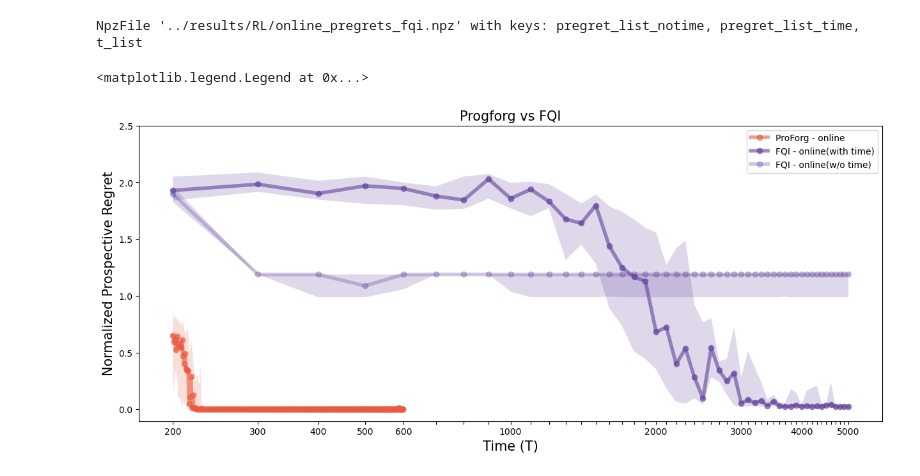
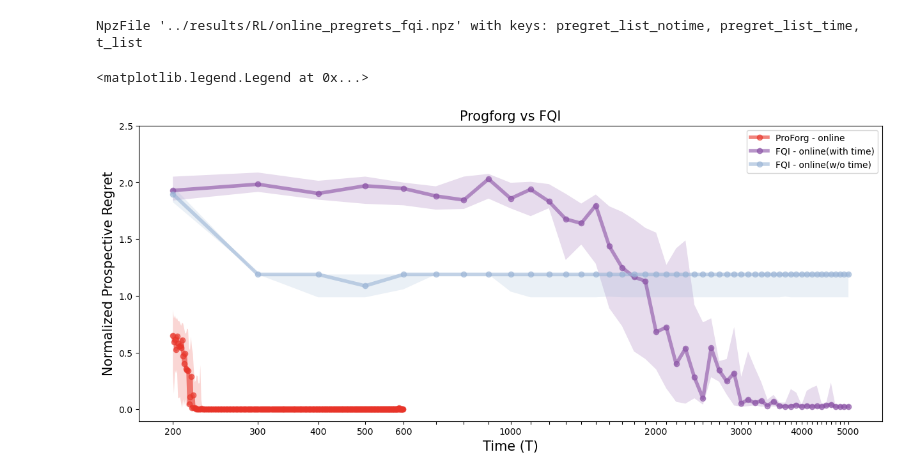
Before and after one commit to neurodata/ProspectiveForaging, a Jupyter notebook: notebooks/fig1_new.ipynb, the cells around one changed output. Saved outputs shown, nothing was run; the diff lists cells and outputs as text; code cells hidden in the pictures.

```diff
--- a/notebooks/fig1_new.ipynb
+++ b/notebooks/fig1_new.ipynb
@@ -49,16 +49,17 @@ plt.figure(figsize=(15, 6))
 
 linewidth = 4
 fontsize = 15
-pvafm_df_offline, pafm_df, pvafm_df_online = get_close_colors("OrRd", start = 0.25, delta = 0.2 , n = 3)
+pvafm_df_offline, pafm_df, pvafm_df_online = get_close_colors("Reds", start = 0.25, delta = 0.2 , n = 3)
 pafm_nn, pafm_nn_opt = get_close_colors("GnBu", start=0.8, delta=0.25,n = 2)
-rl_fqi,_ = get_close_colors("Purples", start=0.8, delta=0.5,n = 2)
+rl_fqi_notime,rl_fqi_time = get_close_colors("BuPu", start=0.4, delta=0.3,n = 2)
 rl_tql,_ = get_close_colors("Greens", start=0.6, delta=0.5,n = 2)
 colors = {"PAFM_RF_online": pvafm_df_online,
           "PAFM_RF_offline":pvafm_df_offline,
           "PAFM_RF":pafm_df,
           "PAFM_oh_NN": pafm_nn,
           "PAFM_opt_NN":pafm_nn,
-          "RL_FQI":rl_fqi,
+          "RL_FQI_notime":rl_fqi_notime,
+          "RL_FQI_time":rl_fqi_time,
           "RL_TQL":rl_tql
           }
 
@@ -72,35 +73,35 @@ plt.fill_between(Ts_online, q25, q75, color=colors["PAFM_RF_online"], alpha=0.20
 # median = np.median(PREGRETS_random_DF_arr, axis=0)
 # q25  = np.nanpercentile(PREGRETS_random_DF_arr, 25, axis=0)
 # q75  = np.nanpercentile(PREGRETS_random_DF_arr, 75, axis=0)
 # plt.plot(Ts_online, median,color=colors["PAFM_RF_offline"], lw = linewidth,marker='o',alpha = 0.3,label = 'ProForg - I - DF - offline')
 # plt.fill_between(Ts_online, q25, q75, color=colors["PAFM_RF_offline"], alpha=0.20, edgecolor="none")
 
 
 median = np.median(PREGRETS_RL_arr, axis=0)
 q25  = np.nanpercentile(PREGRETS_RL_arr, 25, axis=0)
 q75  = np.nanpercentile(PREGRETS_RL_arr, 75, axis=0)
-plt.plot(Ts_RL[1:], median[1:],color=colors["RL_FQI"], lw = linewidth,marker='o',alpha = 0.6,label = 'FQI - online(with time)')
-plt.fill_between(Ts_RL[1:], q25[1:], q75[1:], color=colors["RL_FQI"], alpha=0.20, edgecolor="none")
+plt.plot(Ts_RL[1:], median[1:],color=colors["RL_FQI_time"], lw = linewidth,marker='o',alpha = 0.6,label = 'FQI - online(with time)')
+plt.fill_between(Ts_RL[1:], q25[1:], q75[1:], color=colors["RL_FQI_time"], alpha=0.20, edgecolor="none")
 
 median = np.median(PREGRETS_random_RL_arr, axis=0)
 q25  = np.nanpercentile(PREGRETS_random_RL_arr, 25, axis=0)
 q75  = np.nanpercentile(PREGRETS_random_RL_arr, 75, axis=0)
-plt.plot(Ts_RL[1:], median[1:],color=colors["RL_FQI"], lw = linewidth,marker='o',alpha = 0.3,label = 'FQI - online(w/o time)')
-plt.fill_between(Ts_RL[1:], q25[1:], q75[1:], color=colors["RL_FQI"], alpha=0.20, edgecolor="none")
+plt.plot(Ts_RL[1:], median[1:],color=colors["RL_FQI_notime"], lw = linewidth,marker='o',alpha = 0.6,label = 'FQI - online(w/o time)')
+plt.fill_between(Ts_RL[1:], q25[1:], q75[1:], color=colors["RL_FQI_notime"], alpha=0.20, edgecolor="none")
 
 plt.xscale('log')
 
 plt.xticks([200,500,1000,2500,5000])
 xticks = Ts_RL[1:]
 xticklabels = [str(v) if v in [200,300,400,500,600,1000,2000,3000,4000,5000] else ""   # hide every 2nd label
                for i, v in enumerate(xticks)]
 plt.xticks(xticks, labels=xticklabels,fontsize = fontsize-5)
 
 plt.yticks([0,0.5,1,1.5,2,2.5],fontsize = fontsize-5)
 plt.xlabel("Time (T)",fontsize = fontsize)
 plt.ylabel("Normalized Prospective Regret", fontsize = fontsize)
 plt.title('Progforg vs FQI',fontsize = fontsize)
 plt.legend()
 # %% [output]
 <matplotlib.legend.Legend at 0x...>
-[figure, old version]
+[figure, new version]
```
Also changed, not shown: 4 other files.
